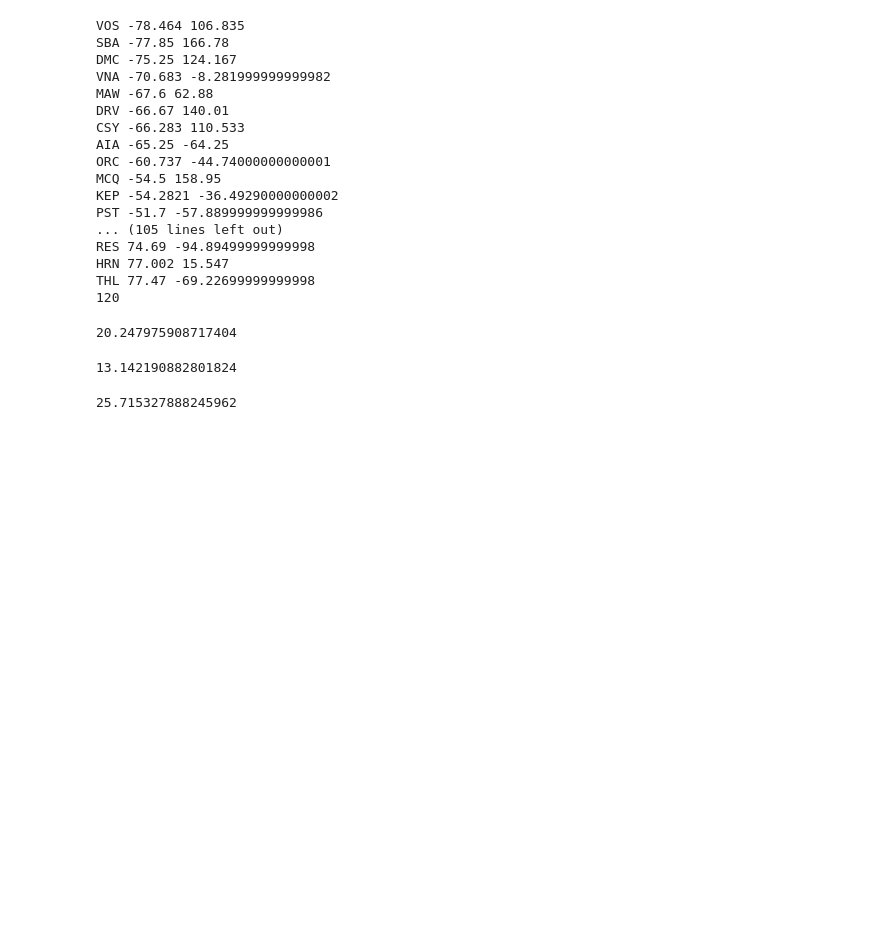
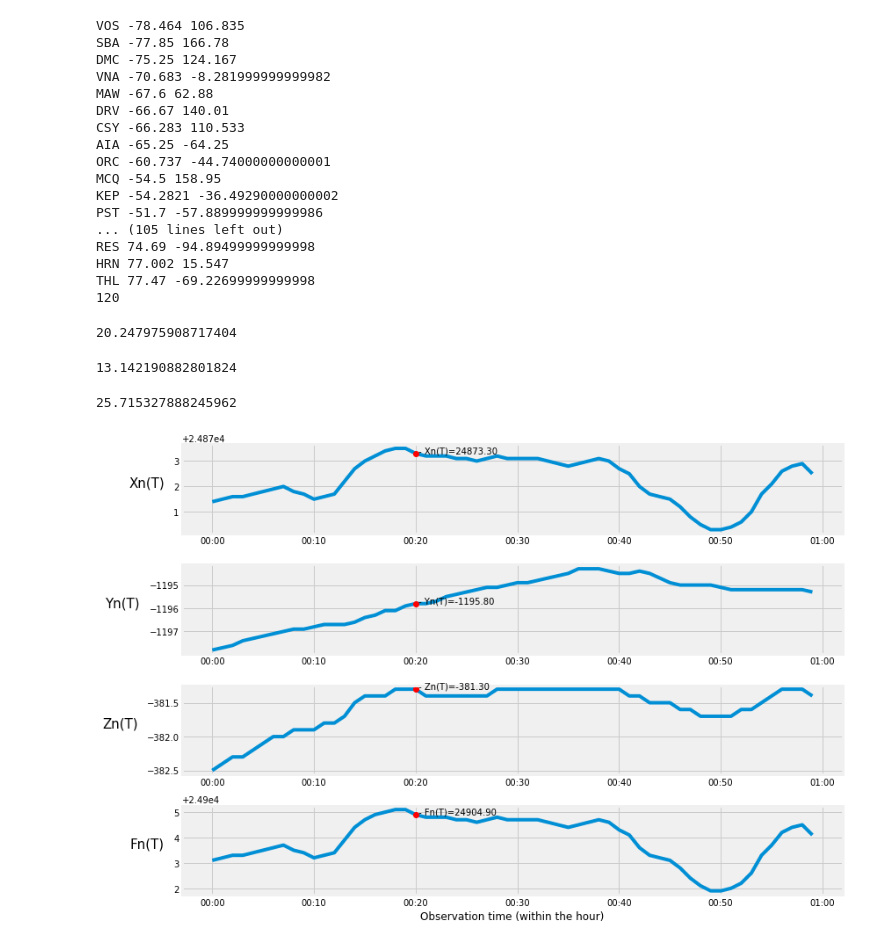
Before and after one commit to LendupLepcha/MagneticFieldData, a Jupyter notebook: Read data from webpage.ipynb, the cells around one changed output. Drawn from its saved outputs; the diff is of its cells as text; code cells hidden in the pictures; blank space fills up the shorter version.

```diff
--- a/Read data from webpage.ipynb
+++ b/Read data from webpage.ipynb
@@ -329,3 +359,39 @@ math.sqrt((27.3314-23.77)**2 + (88.6138-75.55200000000002)**2)
 math.sqrt((27.3314-49.35)**2 + (88.6138-75.32999999999998)**2)
 # %% [output]
 25.715327888245962
+# %%
+x_axis = hour_data['DateTime']
+x = []
+for i in x_axis:
+    x.append(datetime.fromisoformat(i))
+
+y = []
+labels = ['Xn(T)', 'Yn(T)', 'Zn(T)', 'Fn(T)']
+for i in labels:
+    temp = hour_data[i]
+    temp = temp.astype('float64')
+    y.append(temp)
+# ymin = y[0]
+# ymax = y[0]
+# for i in range(1, len(y)):
+#     if (y[i]<ymin):
+#         ymin = y[i]
+#     if (y[i]>ymax):
+#         ymax = y[i]
+# N = 6
+# %%
+fig, ax = plt.subplots(nrows = 4, ncols = 1)
+date_format = mpl_dates.DateFormatter('%H:%M')
+
+for i in range(4):
+    ax[i].plot(x, y[i])
+    ax[i].plot(datetime.fromisoformat(datass[0]), float(datass[i+1]), 'ro');
+    ax[i].text(datetime.fromisoformat(datass[0]), float(datass[i+1]), " - "+labels[i]+"="+str(datass[i+1]))
+    ax[i].xaxis.set_major_formatter(date_format)
+    ax[i].set_ylabel(labels[i], rotation = 0, labelpad=30, fontsize=15)
+plt.xlabel('Observation time (within the hour)' )
+fig.set_size_inches(12, 8)
+fig.tight_layout()
+plt.show()
+# %% [output]
+[figure, added]
```
Also changed, not shown: parts of 21 cells of this notebook, 4 other files.
